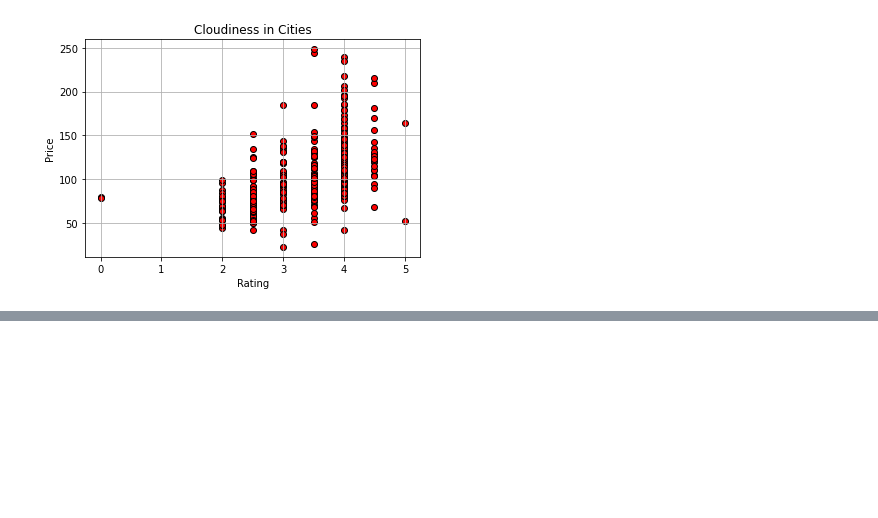
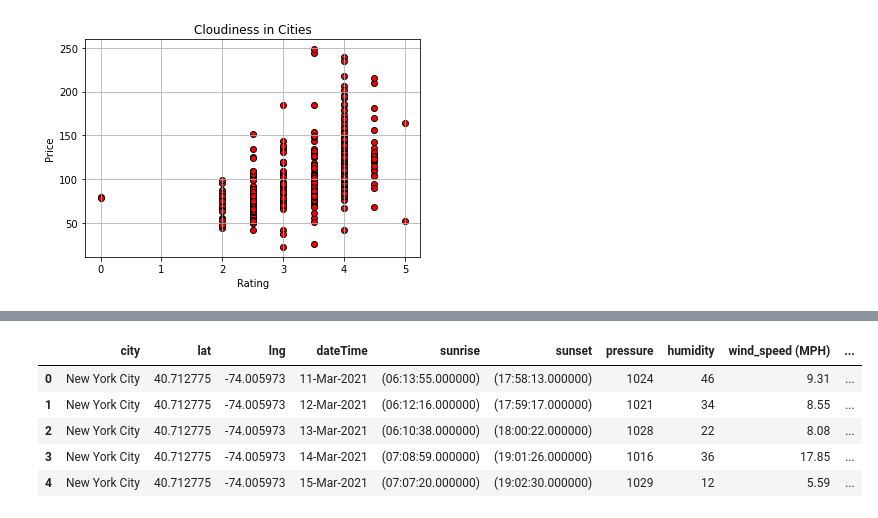
Before and after one commit to Kaylawkelly/HotelRateLocataion-Project1, a Jupyter notebook: Project 1 Travel.ipynb, the cells around one changed output, grey strips where cells are left out. Saved outputs shown, nothing was run; the diff lists cells and outputs as text; code cells hidden in the pictures; blank space fills up the shorter version.

```diff
--- a/Project 1 Travel.ipynb
+++ b/Project 1 Travel.ipynb
@@ -110,0 +111,10 @@ The r-squared is: nan
+# %%
+weather_df = pd.read_csv("./city_weather_data.csv")
+weather_df.head()
+# %% [output]
+|  | city | lat | lng | dateTime | sunrise | sunset | pressure | humidity | wind_speed (MPH) | ... |
+| 0 | New York City | 40.712775 | -74.005973 | 11-Mar-2021 | (06:13:55.000000) | (17:58:13.000000) | 1024 | 46 | 9.31 | ... |
+| 1 | New York City | 40.712775 | -74.005973 | 12-Mar-2021 | (06:12:16.000000) | (17:59:17.000000) | 1021 | 34 | 8.55 | ... |
+| 2 | New York City | 40.712775 | -74.005973 | 13-Mar-2021 | (06:10:38.000000) | (18:00:22.000000) | 1028 | 22 | 8.08 | ... |
+| 3 | New York City | 40.712775 | -74.005973 | 14-Mar-2021 | (07:08:59.000000) | (19:01:26.000000) | 1016 | 36 | 17.85 | ... |
+| 4 | New York City | 40.712775 | -74.005973 | 15-Mar-2021 | (07:07:20.000000) | (19:02:30.000000) | 1029 | 12 | 5.59 | ... |
```
Also changed, not shown: parts of 2 cells of this notebook, 2 other files.
